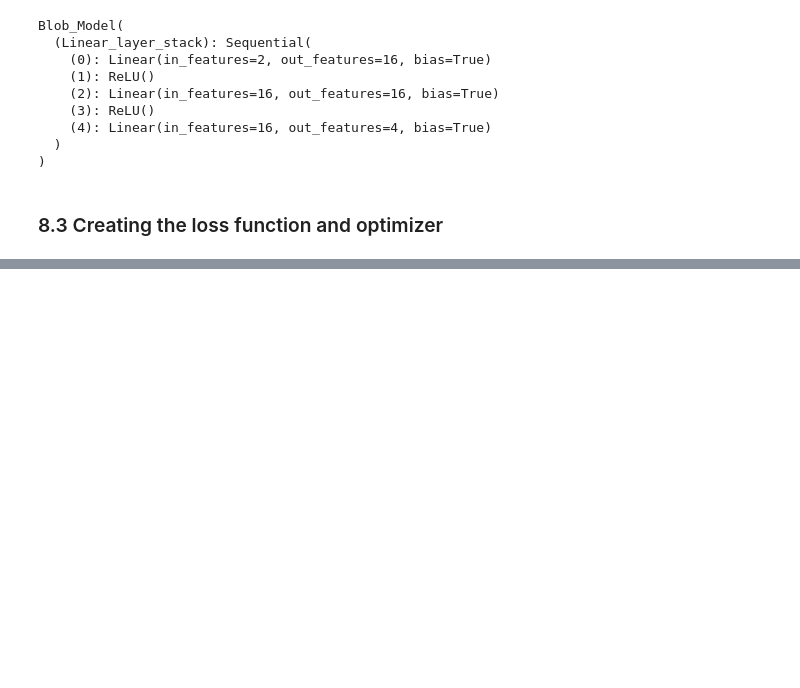
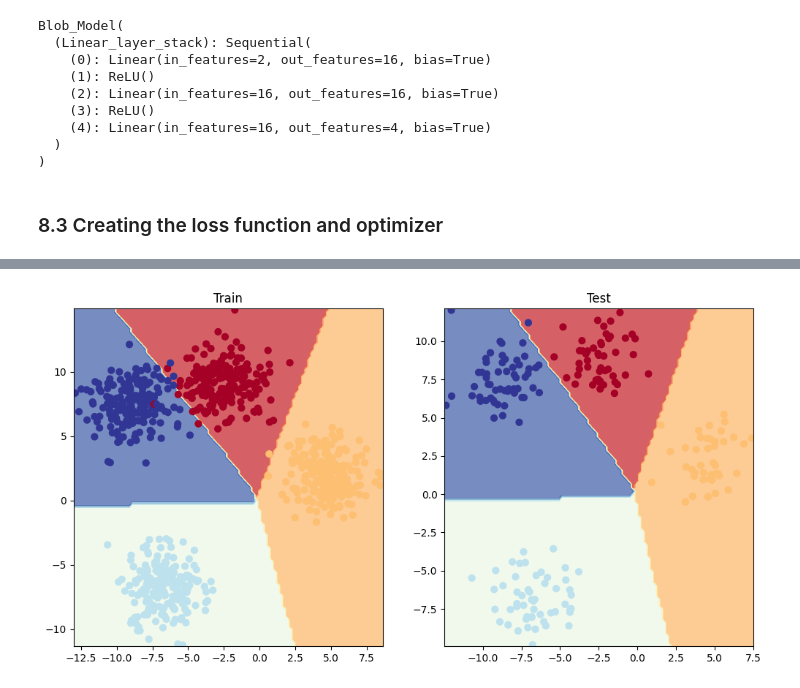
Before and after one commit to Sovit1056/Pytorch_practice, a Jupyter notebook: 02_PyTorch_neural_network.ipynb, the cells around one changed output, grey strips where cells are left out. Saved outputs shown, nothing was run; the diff lists cells and outputs as text; code cells hidden in the pictures; blank space fills up the shorter version.

```diff
--- a/02_PyTorch_neural_network.ipynb
+++ b/02_PyTorch_neural_network.ipynb
@@ -934,7 +934,7 @@ X_blob = torch.tensor(X_blob).type(torch.float32)
 y_blob = torch.tensor(y_blob).type(torch.long)
 
 # 3. Split into train and test
-X_blob_train, X_train_test, y_blob_train, y_blob_test = train_test_split(X_blob,
+X_blob_train, X_blob_test, y_blob_train, y_blob_test = train_test_split(X_blob,
                                                                         y_blob,
                                                                         test_size=0.2,
                                                                         random_state=Random_Seed,
@@ -1057,0 +1120,12 @@ tensor([1, 0, 2, 2, 0, 0, 0, 1, 3, 0, 0, 0, 3, 2, 3])
+# %%
+### Visualizing the data
+
+plt.figure(figsize=(12, 6))
+plt.subplot(1, 2, 1)
+plt.title("Train")
+plot_decision_boundary(model_blob, X_blob_train, y_blob_train)
+plt.subplot(1, 2, 2)
+plt.title("Test")
+plot_decision_boundary(model_blob, X_blob_test, y_blob_test)
+# %% [output]
+[figure, added]
```
Also changed, not shown: parts of 25 cells of this notebook.
